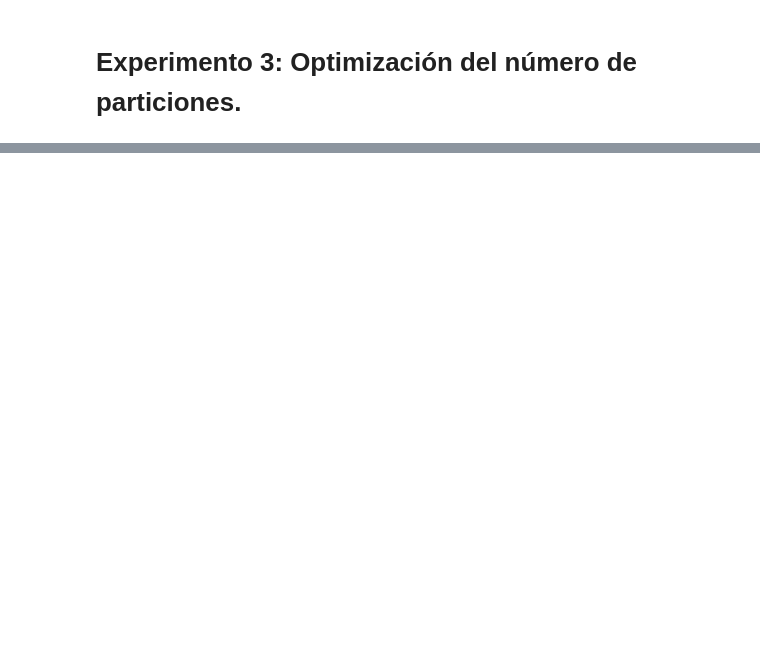
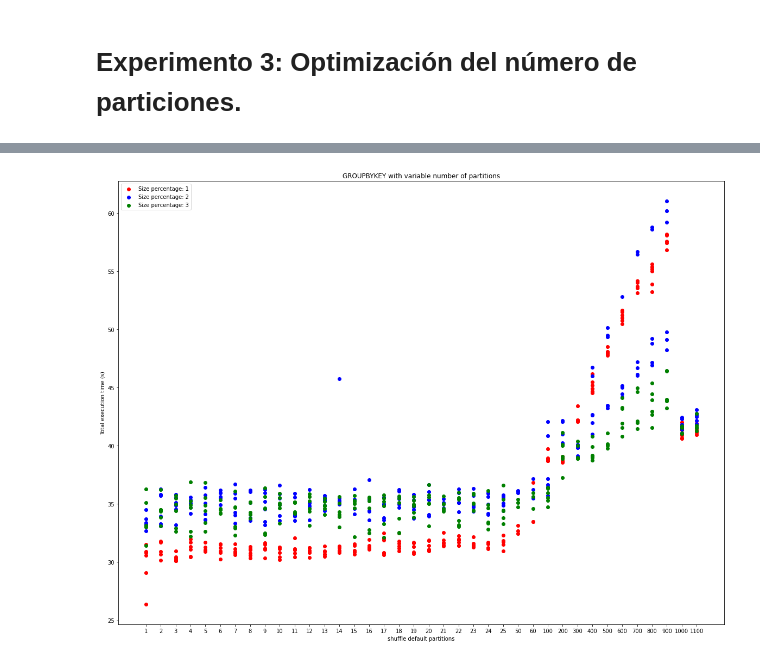
Before and after one commit to sargar19/trabajo-fin-de-grado, a Jupyter notebook: notebooks/Experimento 3.ipynb, the cells around one changed output, grey strips where cells are left out. Cells and saved outputs as stored; diff of their text form; code cells hidden in the pictures; blank space fills up the shorter version.

```diff
--- a/notebooks/Experimento 3.ipynb
+++ b/notebooks/Experimento 3.ipynb
@@ -26,3 +24,7 @@ execution_times = execution_times[['App ID', 'Total app execution time (s)']]
 execution_times = pd.merge(df_app_ids, execution_times).rename(columns = {'Datetime': 'Total app execution time (s)'})
 execution_times['Size percentage'] = execution_times['App Name'].map(lambda x: int((x.split('_')[-2] + '0')[0:3]))
 execution_times['Transformation'] = execution_times['App Name'].map(lambda x: x.split('_')[0])
+# %%
+var_partitions = execution_times.loc[execution_times['App Name'].str.contains('var_partitions')]
+var_partitions['Partitions'] = var_partitions['App Name'].map(lambda x: x.split('_')[3])
+var_partitions = var_partitions.sort_values(by = ['App ID', 'Partitions'])
@@ -28,0 +37,38 @@ execution_times['Transformation'] = execution_times['App Name'].map(lambda x: x.
+# %%
+example_1 = var_partitions.loc[var_partitions['Size percentage'] == 1]
+example_2 = var_partitions.loc[var_partitions['Size percentage'] == 2]
+example_3 = var_partitions.loc[var_partitions['Size percentage'] == 3]
+example_7 = var_partitions.loc[var_partitions['Size percentage'] == 6]
+example_8 = var_partitions.loc[var_partitions['Size percentage'] == 8]
+example_9 = var_partitions.loc[var_partitions['Size percentage'] == 9]
+example_10 = var_partitions.loc[var_partitions['Size percentage'] == 10]
+example_11 = var_partitions.loc[var_partitions['Size percentage'] == 11]
+example_12 = var_partitions.loc[var_partitions['Size percentage'] == 12]
+example_81 = var_partitions.loc[var_partitions['Size percentage'] == 82]
+example_82 = var_partitions.loc[var_partitions['Size percentage'] == 83]
+example_83 = var_partitions.loc[var_partitions['Size percentage'] == 84]
+example_84 = var_partitions.loc[var_partitions['Size percentage'] == 85]
+# %%
+x_1 = example_1['Partitions']
+y_1 = example_1['Total app execution time (s)']
+x_2 = example_2['Partitions']
+y_2 = example_2['Total app execution time (s)']
+x_3 = example_3['Partitions']
+y_3 = example_3['Total app execution time (s)']
+
+plt.figure(figsize=(20,15))
+plt.scatter(x_1, y_1, marker = 'o', color = 'red')
+plt.scatter(x_2, y_2, marker = 'o', color = 'blue')
+plt.scatter(x_3, y_3, marker = 'o', color = 'green')
+plt.legend({'Size percentage: 1','Size percentage: 2', 'Size percentage: 3'})
+
+# axis
+plt.xlabel('shuffle default partitions')
+plt.ylabel('Total execution time (s)')
+
+# title
+plt.title('GROUPBYKEY with variable number of partitions')
+
+plt.show()
+# %% [output]
+[figure, added]
```
Also changed, not shown: parts of 11 cells of this notebook, 1 other file.
